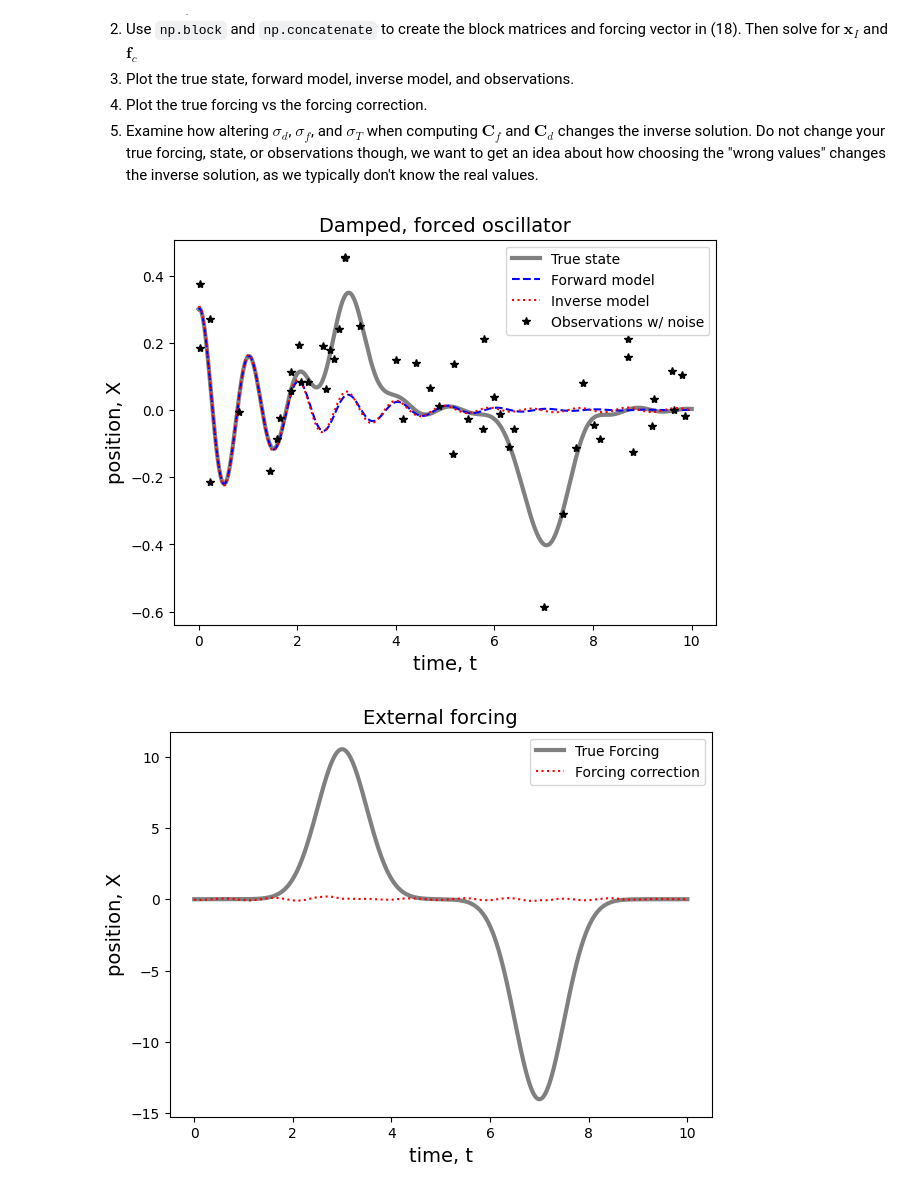
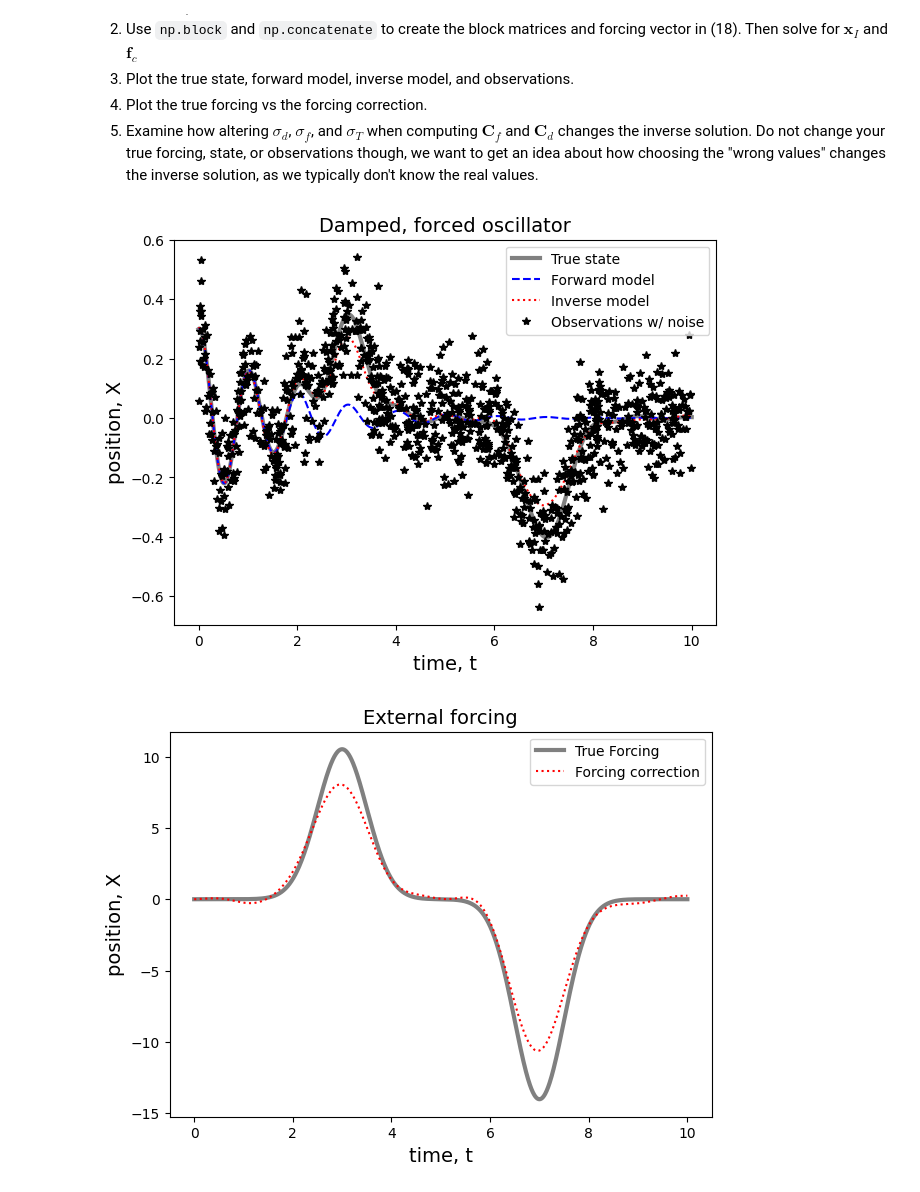
Before and after one commit to smkellyUMN/data-assimilation-lab-nelse178-rgb, a Jupyter notebook: data_assimilation.ipynb, the cells around one changed output. Saved outputs shown, nothing was run; the diff lists cells and outputs as text; code cells hidden in the pictures.

```diff
--- a/data_assimilation.ipynb
+++ b/data_assimilation.ipynb
@@ -237,7 +237,7 @@ xT = np.linalg.solve(calc_A(t,omega0,gamma),f+fT)
 # Create a synthetic dataset from the true state
 
 # Number of observations
-M=50
+M=1000 # 1000 might be excessive
 
 # Standard deviation of observation noise
 sigmaD=.1
@@ -386,11 +386,25 @@ sigmaD=.1
 Cd = np.eye(M) * sigmaD # Cd is a matrix with sigmaD on the diagonal
 
 # Define forcing-error covariance
+sigmaF=0.5*abs(x0)*omega0**2
+#sigmaF = 0.5*sigmaF
+#smoother = 0.8
+sigmaT=0.5*(2*np.pi/omega0)
+#sigmaT = 0.5*sigmaT
+
+tDiff = t[:, np.newaxis] - t[np.newaxis,:] # Creates a Time difference map
+# Numpy broadcasts the column vector and row vector to fill the matrix and "like" the subraction counts the steps from the horizontal
+#Cf = sigmaF * np.exp((-tDiff**2)/(2*smoother**2))
+Cf = sigmaF * np.exp((-tDiff**2)/(2*sigmaT**2))
+
+#print(tDiff)
+"""
+Gonna try guassian covariance instead
 Cf = np.eye(N) * sigmaF
 for i in range(1,N):   # Would be better to be gaussian co-variance
     Cf[i,i-1] = 0.5 * sigmaF
     Cf[i-1,i] = 0.5 * sigmaF
-
+"""
 # Assemble and solve forward and adjoint problem all at once
 # YOUR CODE HERE
 Q = np.block([[A, -Cf], [L.T@np.linalg.inv(Cd)@L, A.T]])
@@ -410,32 +424,32 @@ fC = Cf@V[N:]
 
 # Plot
 fig = plt.figure(1,figsize=(7, 5), dpi=100)
 plt.clf()
 ax = fig.gca()
 plt.plot(t,xT,'-',color='gray',label='True state',linewidth=3)
 plt.plot(t,xF,'b--',label='Forward model')
 plt.plot(t,xI,'r:',label='Inverse model')
 plt.plot(to,d,'k*',label='Observations w/ noise',ms=6)
 plt.title(r'Damped, forced oscillator', fontsize=14)
 plt.xlabel('time, t', fontsize=14)
 plt.ylabel('position, X', fontsize=14)
 
 plt.legend(loc='upper right')
 
 plt.show()
 
 fig = plt.figure(2,figsize=(7, 5), dpi=100)
 plt.clf()
 ax = fig.gca()
 plt.plot(t,fT,'-',color='gray',label='True Forcing',linewidth=3)
 plt.plot(t,fC,'r:',label='Forcing correction')
 plt.title(r'External forcing', fontsize=14)
 plt.xlabel('time, t', fontsize=14)
 plt.ylabel('position, X', fontsize=14)
 
 plt.legend(loc='upper right')
 
 plt.show()
 # %% [output]
-[figure, old version]
+[figure, new version]
-[figure, old version]
+[figure, new version]
```
Also changed, not shown: parts of 2 cells of this notebook.
